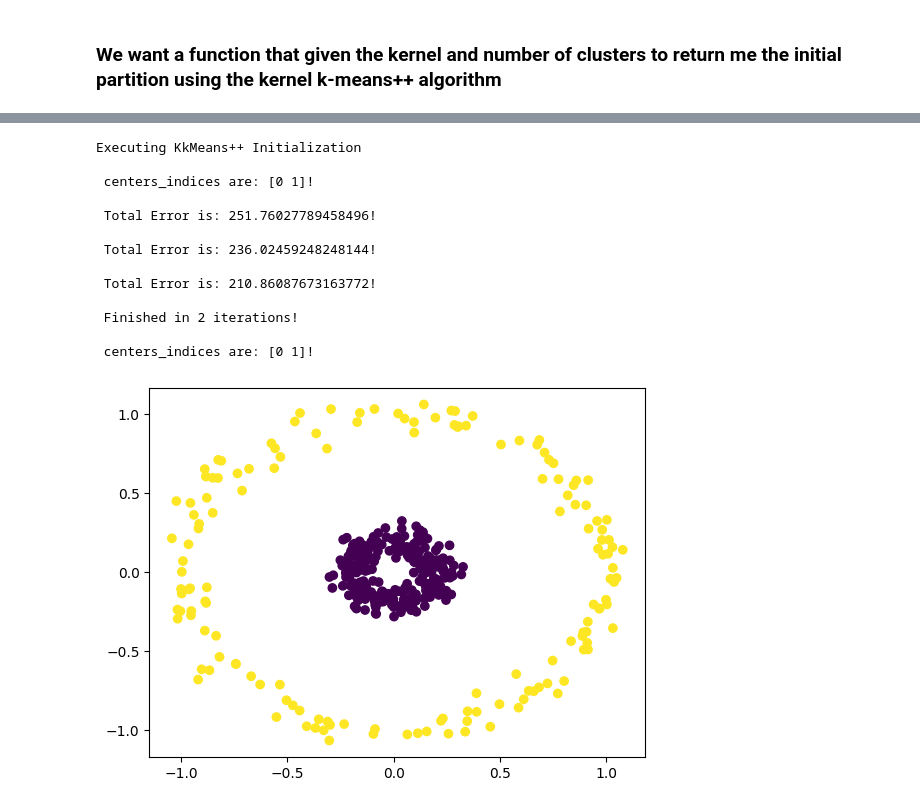
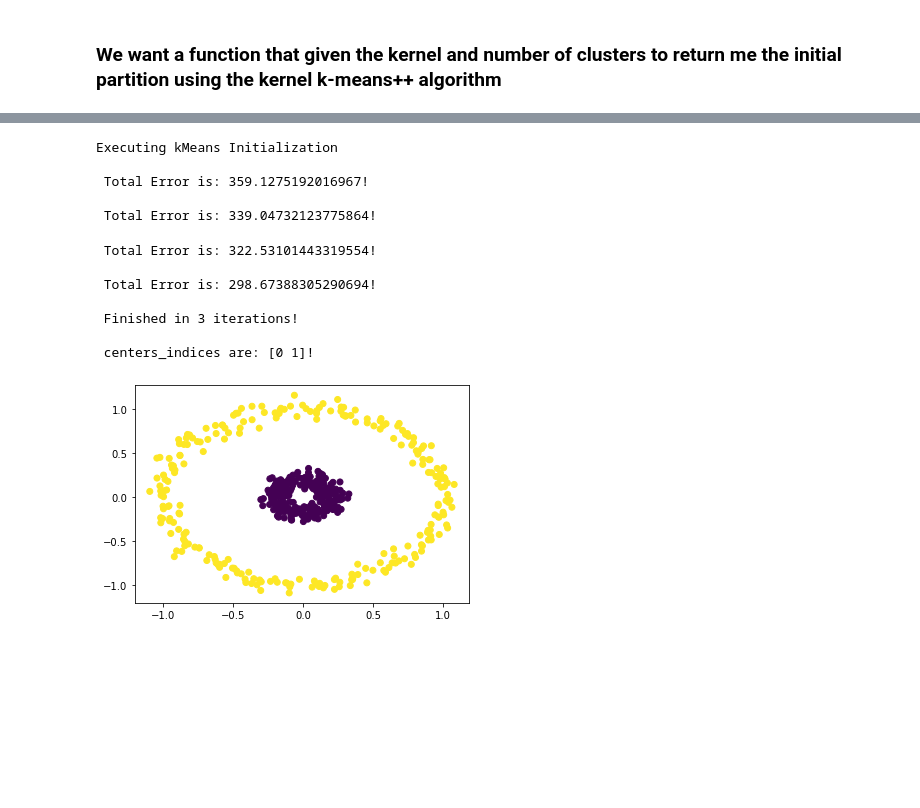
Before and after one commit to gvardakas/global-kernel-k-means-pp, a Jupyter notebook: Kernel k-means.ipynb, the cells around one changed output, grey strips where cells are left out. Drawn from its saved outputs; the diff is of its cells as text; code cells hidden in the pictures; blank space fills up the shorter version.

```diff
--- a/Kernel k-means.ipynb
+++ b/Kernel k-means.ipynb
@@ -117,17 +114,16 @@ plt.show()
 # %%
-kernel_kmeans_pp(X, 2, kernel_matrix, n_init=1, method='KkMeans++')
+kernel_kmeans_pp(X, 2, kernel_matrix, n_init=1, method='kMeans')
 # %% [output]
-Executing KkMeans++ Initialization
+Executing kMeans Initialization
 
- centers_indices are: [0 1]!
+ Total Error is: 359.1275192016967!
 
- Total Error is: 251.76027789458496!
-
- Total Error is: 236.02459248248144!
-
- Total Error is: 210.86087673163772!
-
- Finished in 2 iterations!
-
- centers_indices are: [0 1]!
+ Total Error is: 339.04732123775864!
+ Total Error is: 322.53101443319554!
+
+ Total Error is: 298.67388305290694!
+
+ Finished in 3 iterations!
+
+ centers_indices are: [0 1]!
-[figure, old version]
+[figure, new version]
```
Also changed, not shown: parts of 5 cells of this notebook, 1 other file.
